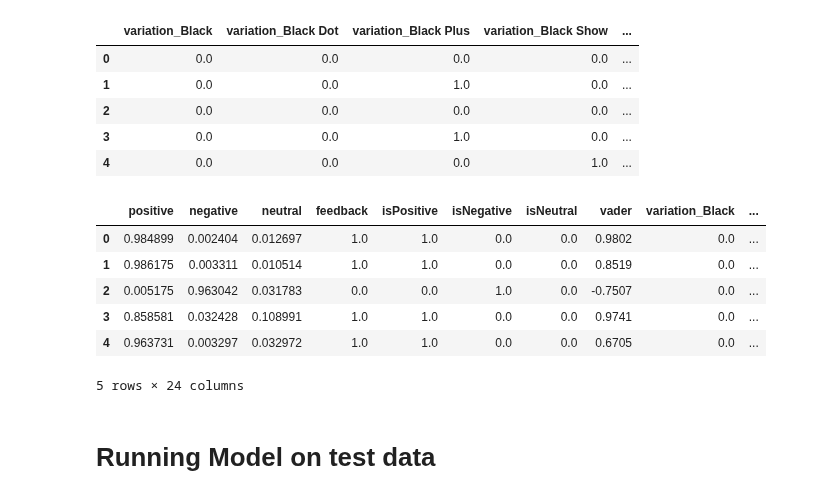
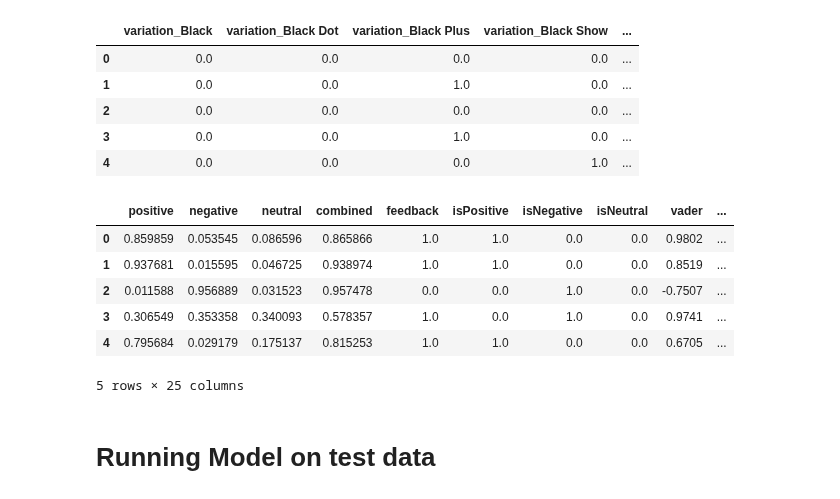
Before and after one commit to jgyfutub/Logical-Rhythm2023, a Jupyter notebook: anyanlptransformers.ipynb, the cells around one changed output. Saved outputs shown, nothing was run; the diff lists cells and outputs as text; code cells hidden in the pictures.

```diff
--- a/anyanlptransformers.ipynb
+++ b/anyanlptransformers.ipynb
@@ -63,7 +65,7 @@ train_data.fillna({"verified_reviews":"no review"}, inplace=True)
 # %% [markdown]
 # ****Downloading RoBERTa transformer model****
 # %%
-MODEL = f"cardiffnlp/twitter-roberta-base-sentiment"
+MODEL = f"cardiffnlp/twitter-xlm-roberta-base-sentiment"
 tokenizer = AutoTokenizer.from_pretrained(MODEL)
 model = AutoModelForSequenceClassification.from_pretrained(MODEL)
 # %% [markdown]
@@ -272,15 +300,15 @@ one_hot_df.head()
 | 3 | 0.0 | 0.0 | 1.0 | 0.0 | ... |
 | 4 | 0.0 | 0.0 | 0.0 | 1.0 | ... |
 # %%
-test_dataframe=pd.DataFrame({"positive":pov_test_review,"negative":neg_test_review,"neutral":neu_test_review,"combined":com_test_review,"feedback":list(map(lambda x: float(x),test_data['feedback'])),"isPositive":pov_test_ratings,"isNegative":neg_test_ratings,"isNeutral":neu_test_ratings,"vader":vader_test_ratings})
+test_dataframe=pd.DataFrame({"positive":pov_test_review,"negative":neg_test_review,"neutral":neu_test_review,"combined":com_test_review,"feedback":list(map(lambda x: float(x),test_data['feedback'])),"isPositive":pov_test_ratings,"isNegative":neg_test_ratings,"isNeutral":neu_test_ratings,"vader":vader_test_ratings},columns=['positive','negative','neutral','combined','feedback','isPositive', 'isNegative', 'isNeutral','vader'])
 test_dataframe = pd.concat([test_dataframe, one_hot_df], axis=1)
-test_dataframe.pop("combined")
+# test_dataframe.pop("vader")
 test_dataframe.head()
 # %% [output]
-|  | positive | negative | neutral | feedback | isPositive | isNegative | isNeutral | vader | variation_Black | ... |
-| 0 | 0.984899 | 0.002404 | 0.012697 | 1.0 | 1.0 | 0.0 | 0.0 | 0.9802 | 0.0 | ... |
-| 1 | 0.986175 | 0.003311 | 0.010514 | 1.0 | 1.0 | 0.0 | 0.0 | 0.8519 | 0.0 | ... |
-| 2 | 0.005175 | 0.963042 | 0.031783 | 0.0 | 0.0 | 1.0 | 0.0 | -0.7507 | 0.0 | ... |
-| 3 | 0.858581 | 0.032428 | 0.108991 | 1.0 | 1.0 | 0.0 | 0.0 | 0.9741 | 0.0 | ... |
-| 4 | 0.963731 | 0.003297 | 0.032972 | 1.0 | 1.0 | 0.0 | 0.0 | 0.6705 | 0.0 | ... |
+|  | positive | negative | neutral | combined | feedback | isPositive | isNegative | isNeutral | vader | ... |
+| 0 | 0.859859 | 0.053545 | 0.086596 | 0.865866 | 1.0 | 1.0 | 0.0 | 0.0 | 0.9802 | ... |
+| 1 | 0.937681 | 0.015595 | 0.046725 | 0.938974 | 1.0 | 1.0 | 0.0 | 0.0 | 0.8519 | ... |
+| 2 | 0.011588 | 0.956889 | 0.031523 | 0.957478 | 0.0 | 0.0 | 1.0 | 0.0 | -0.7507 | ... |
+| 3 | 0.306549 | 0.353358 | 0.340093 | 0.578357 | 1.0 | 0.0 | 1.0 | 0.0 | 0.9741 | ... |
+| 4 | 0.795684 | 0.029179 | 0.175137 | 0.815253 | 1.0 | 1.0 | 0.0 | 0.0 | 0.6705 | ... |
-5 rows × 24 columns
+5 rows × 25 columns
```
Also changed, not shown: parts of 18 cells of this notebook.
